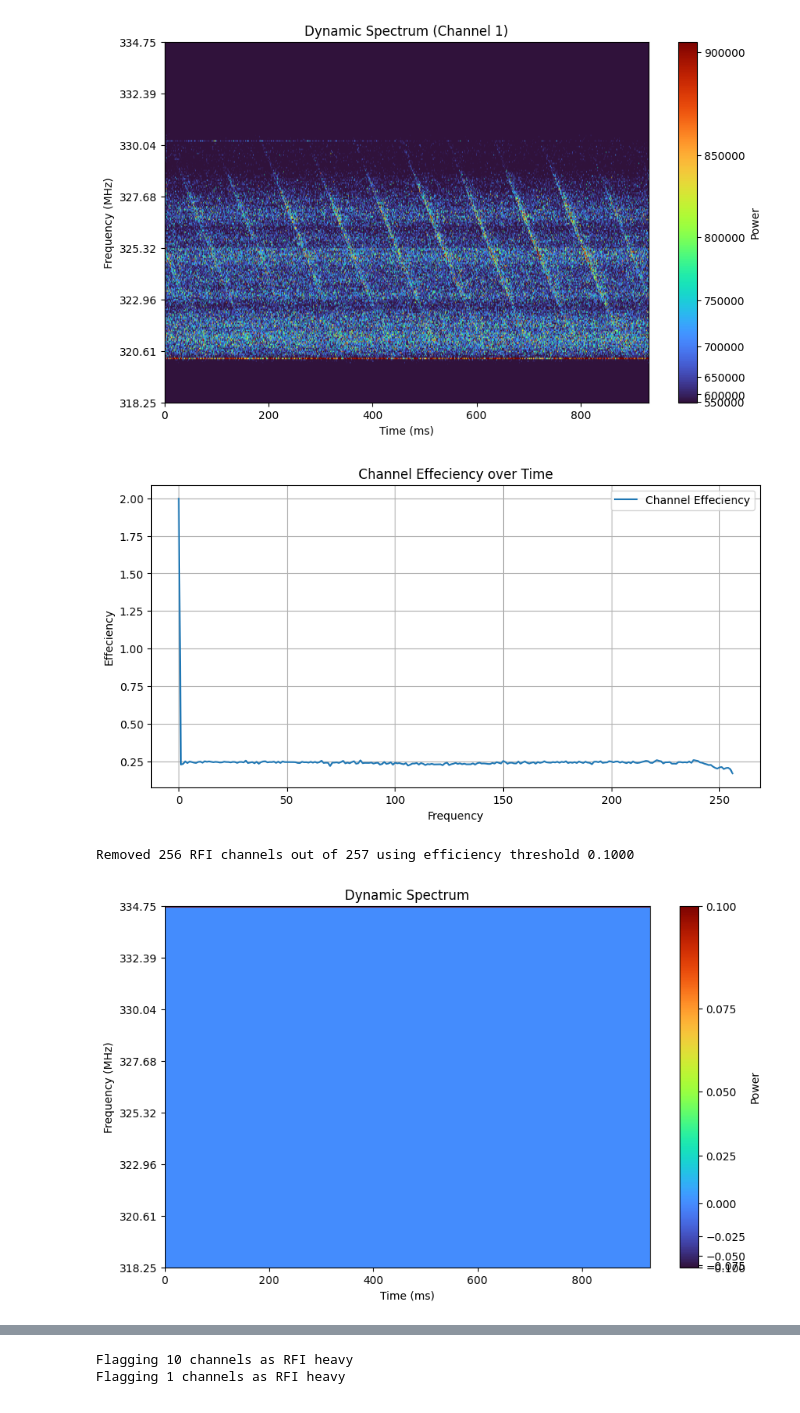
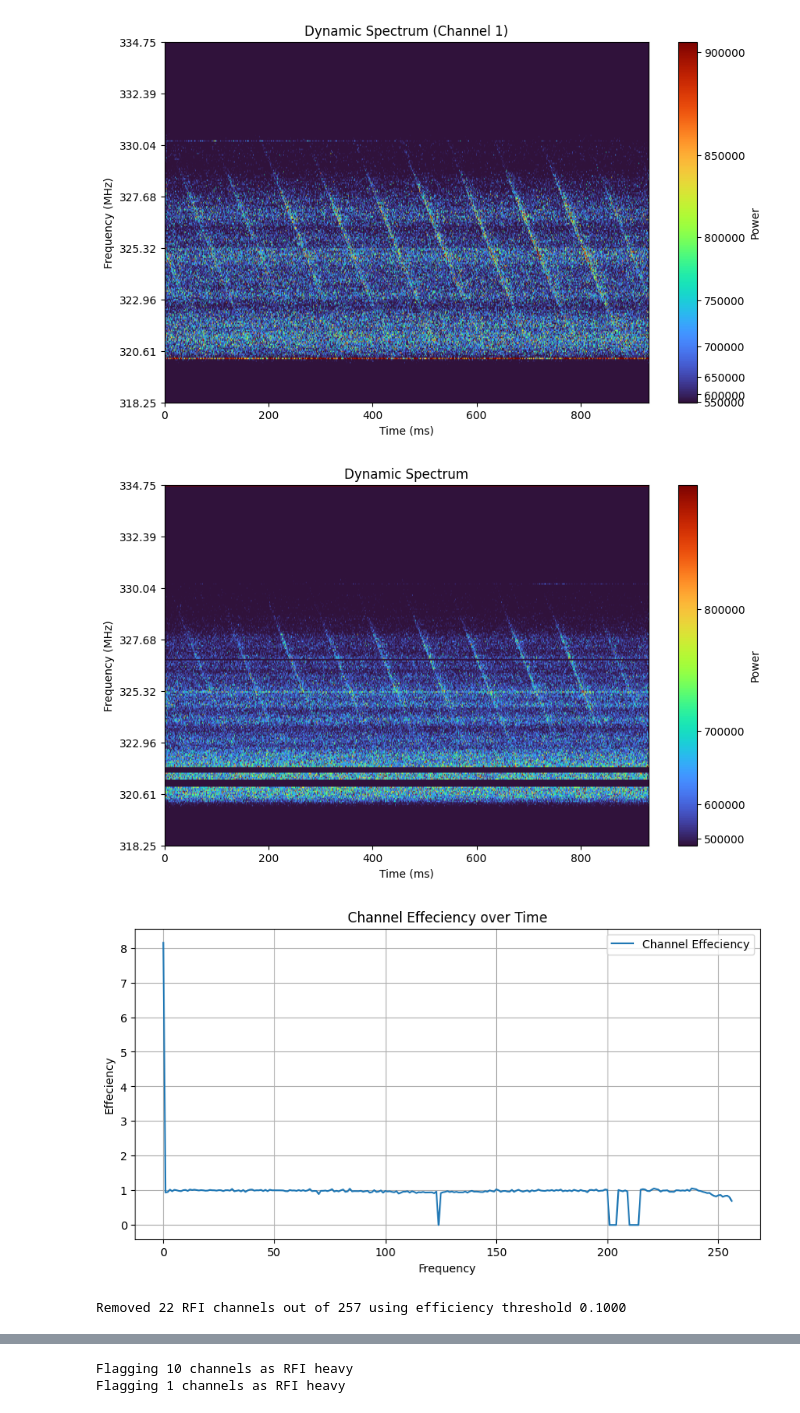
Before and after one commit to ashwin-r-k/PulsarAnalyticsKit, a Jupyter notebook: Notebooks/Vela_aalysis_in_Progress.ipynb, the cells around one changed output, grey strips where cells are left out. Cells and saved outputs as stored; diff of their text form; code cells hidden in the pictures.

```diff
--- a/Notebooks/Vela_aalysis_in_Progress.ipynb
+++ b/Notebooks/Vela_aalysis_in_Progress.ipynb
@@ -62,6 +64,8 @@ plot_intensity_matrix(pulsar,channel = 1)
 [figure]
 # %%
 import numpy as np
+
+time_bin =  1/ pulsar.avg_blocks
 
 def channel_efficiency(matrix):
     """
@@ -80,8 +84,8 @@ def channel_efficiency(matrix):
     stds = matrix.std(axis=0)
     stds = np.where(stds == 0, 1, stds)  # Avoid division by zero
 
-    TBP = 60 * n_time
-    efficiencies = means / (stds * np.sqrt(TBP)) * np.sqrt(999) / np.sqrt(60)
+    TBP = 60
+    efficiencies = means / (stds * np.sqrt(TBP))
     return efficiencies
 
 def remove_rfi_by_efficiency(matrix, threshold=1 - 4 / np.sqrt(1024), fill_value=0, verbose=True):
@@ -98,8 +102,8 @@ def remove_rfi_by_efficiency(matrix, threshold=1 - 4 / np.sqrt(1024), fill_value
         Cleaned 2D matrix
     """
     efficiency = channel_efficiency(matrix)
-    bad_channels_up = efficiency < threshold
-    bad_channels_down =efficiency > 0.5+threshold
+    bad_channels_up = efficiency < 1 - threshold
+    bad_channels_down =efficiency > 1 + threshold
     bad_channels = np.logical_or(bad_channels_up, bad_channels_down)
 
     cleaned = matrix.copy()
@@ -110,20 +114,22 @@ def remove_rfi_by_efficiency(matrix, threshold=1 - 4 / np.sqrt(1024), fill_value
     return cleaned
 # %%
 matrix = pulsar.intensity_matrix_ch_s[0]
-effeciency = channel_effeciency(matrix)
+plot_intensity_matrix_single(matrix, pulsar.block_size, pulsar.avg_blocks, pulsar.sample_rate, pulsar.bandwidth_MHZ, pulsar.center_freq_MHZ, gamma=2.5)
+
+effeciency = channel_efficiency(matrix)
 
 # Plot the effeciency
 plt.figure(figsize=(10, 5))
 plt.plot(effeciency, label='Channel Effeciency')
 plt.xlabel('Frequency')
 plt.ylabel('Effeciency')
 plt.title('Channel Effeciency over Time')
 plt.legend()
 plt.grid()
 plt.show()
 
 plot_intensity_matrix_single(remove_rfi_by_efficiency(matrix,threshold = 0.1), pulsar.block_size, pulsar.avg_blocks, pulsar.sample_rate, pulsar.bandwidth_MHZ, pulsar.center_freq_MHZ, gamma=2.5)
 # %% [output]
-[figure, old version]
+[figure, new version]
+[figure, new version]
-Removed 256 RFI channels out of 257 using efficiency threshold 0.1000
+Removed 22 RFI channels out of 257 using efficiency threshold 0.1000
-[figure, old version]
```
Also changed, not shown: parts of 5 cells of this notebook, 15 other files.
